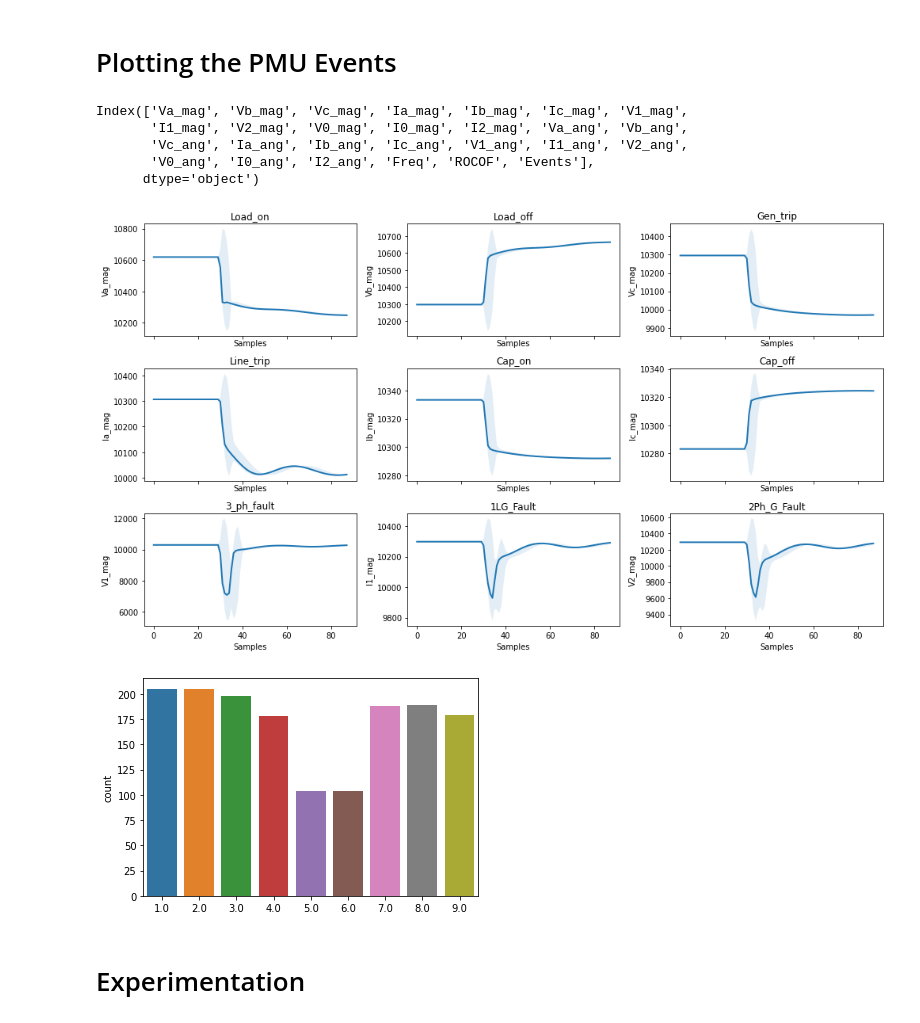
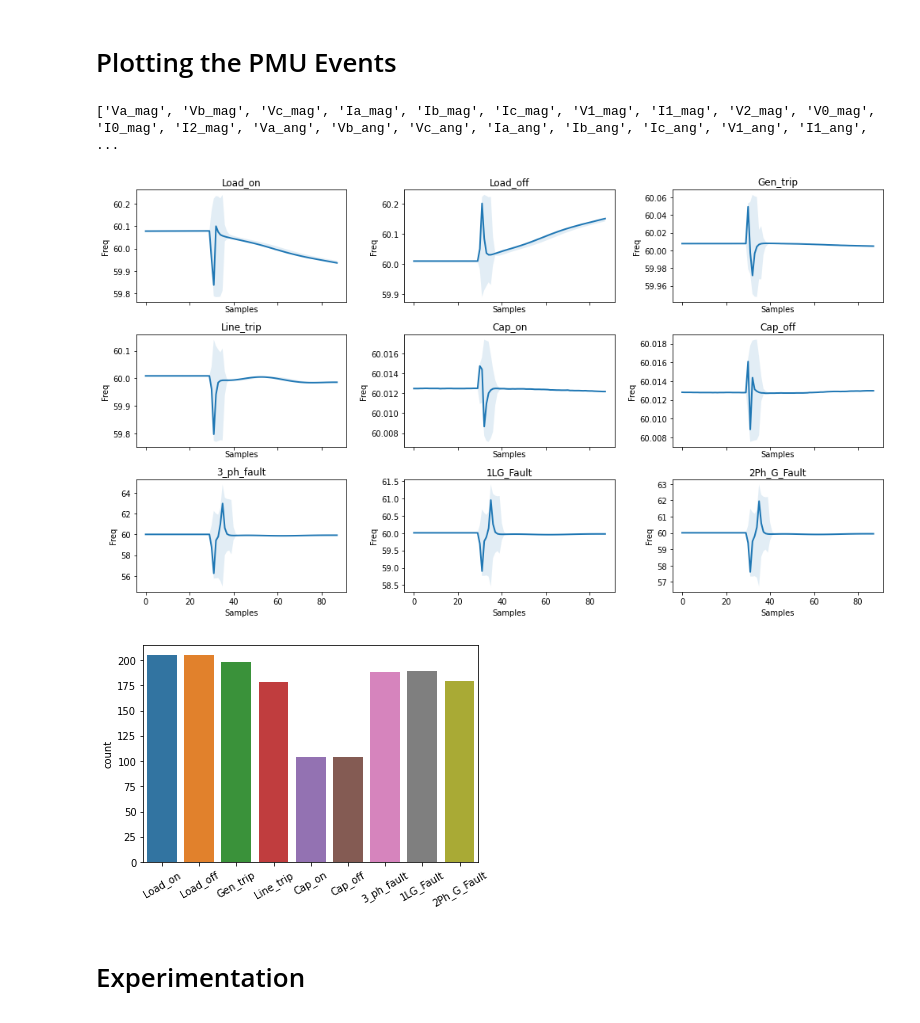
Before and after one commit to Nidarshan619/Planets, a Jupyter notebook: Shreya_PMU_Data.ipynb, the cells around one changed output. Drawn from its saved outputs; the diff is of its cells as text; code cells hidden in the pictures.

```diff
--- a/Shreya_PMU_Data.ipynb
+++ b/Shreya_PMU_Data.ipynb
@@ -254,12 +254,8 @@ labels_vars = labels.unique()
 # %%
 healthy =  0
 class_names = ['Load_on','Load_off','Gen_trip','Line_trip','Cap_on','Cap_off','3_ph_fault','1LG_Fault','2Ph_G_Fault']
-signals = df.columns
+signals = list(df.columns)
 print(signals)
 # %% [output]
-Index(['Va_mag', 'Vb_mag', 'Vc_mag', 'Ia_mag', 'Ib_mag', 'Ic_mag', 'V1_mag',
-       'I1_mag', 'V2_mag', 'V0_mag', 'I0_mag', 'I2_mag', 'Va_ang', 'Vb_ang',
-       'Vc_ang', 'Ia_ang', 'Ib_ang', 'Ic_ang', 'V1_ang', 'I1_ang', 'V2_ang',
-       'V0_ang', 'I0_ang', 'I2_ang', 'Freq', 'ROCOF', 'Events'],
-      dtype='object')
+['Va_mag', 'Vb_mag', 'Vc_mag', 'Ia_mag', 'Ib_mag', 'Ic_mag', 'V1_mag', 'I1_mag', 'V2_mag', 'V0_mag', 'I0_mag', 'I2_mag', 'Va_ang', 'Vb_ang', 'Vc_ang', 'Ia_ang', 'Ib_ang', 'Ic_ang', 'V1_ang', 'I1_ang', ...
 # %%
@@ -297,17 +296,18 @@ for i, cls in enumerate(labels_vars):
   data = pmu_events[labels == cls] \
     .numpy() \
     .mean(axis=0)
-  plot_time_series_class(data[0], class_names[i], ax,'Va_mag')  # you can change from 0 to 25 to get various plots
+  plot_time_series_class(data,'Freq', class_names[i], ax)  # you can change from 0 to 25 to get various plots
 
 #fig.delaxes(axs.flat[-1])
 fig.tight_layout();
 # %% [output]
-[figure, old version]
+[figure, new version]
 # %%
 import seaborn as sns
 x = sns.countplot(labels.numpy())
+x.set_xticklabels(class_names,rotation=30);
 # %% [output]
-[figure, old version]
+[figure, new version]
 # %% [markdown]
 # Experimentation
 # %%
```
Also changed, not shown: parts of 4 cells of this notebook.
